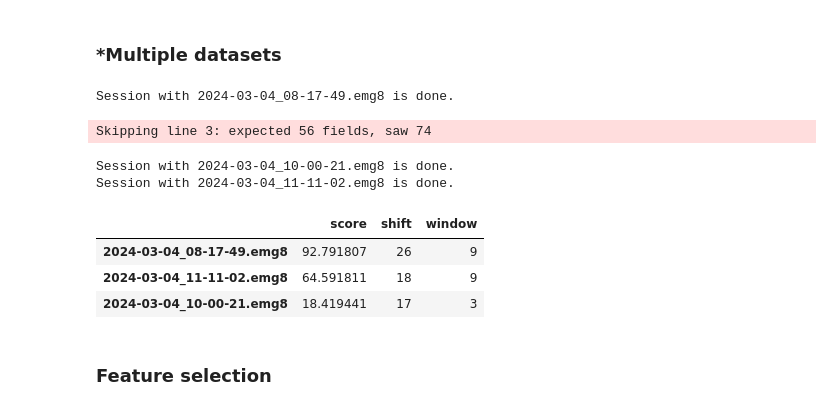
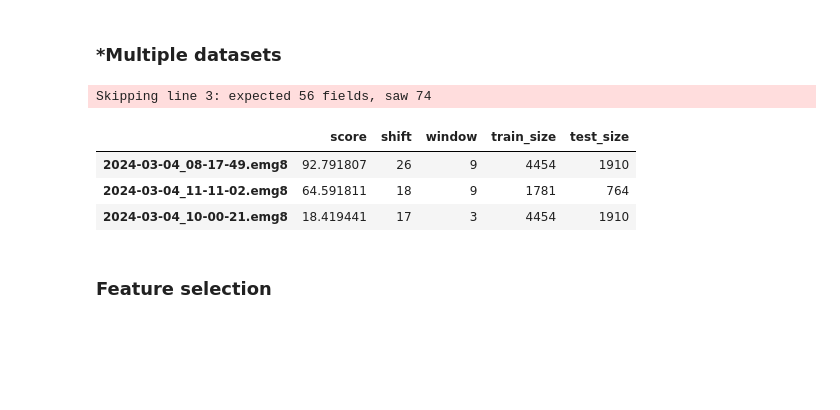
Before and after one commit to georgekovin/motorica-x-skillfactory-gestures, a Jupyter notebook: new_version.ipynb, the cells around one changed output. Saved outputs shown, nothing was run; the diff lists cells and outputs as text; code cells hidden in the pictures; blank space fills up the shorter version.

```diff
--- a/new_version.ipynb
+++ b/new_version.ipynb
@@ -565,53 +565,54 @@ def read_omg_files(data_name):
     return X, y
 # %%
 data_scores = pd.DataFrame(
-    columns=['score', 'shift', 'window']
+    columns=['score',
+             'shift',
+             'window',
+             'train_size',
+             'test_size']
 )
 
 
 for temp in data_names:
     X, y = read_omg_files(temp)
-
     X_omg = X[OMG_CH]
 
     shift = select_shift(X_omg, y)
     y_sh = shift_targ(y, shift)
     data_scores.loc[temp, 'shift'] = shift
 
     window = select_window(X_omg, y_sh)
     X_sm = smoothe_data(X_omg, window)
     data_scores.loc[temp, 'window'] = window
 
     Xa, Xb, ya, yb = ms.train_test_split(
         X_sm,
         y_sh,
         test_size = 0.3,
         shuffle = False,
         random_state = RS
     )
+    data_scores.loc[temp, 'train_size'] = Xa.shape[0]
+    data_scores.loc[temp, 'test_size'] = Xb.shape[0]
+
     Xa_s, Xb_s = scale_data(Xa, Xb)
 
     data_scores.loc[temp, 'score'] = model_score(
         model,
         (Xa_s, Xb_s, ya, yb),
         'test'
     )
 
-    print(f'Session with {temp} is done.')
-
 
 data_scores.sort_values('score', ascending=False, inplace=True)
 
 data_scores
 # %% [output]
-Session with 2024-03-04_08-17-49.emg8 is done.
+Skipping line 3: expected 56 fields, saw 74
-Skipping line 3: expected 56 fields, saw 74
-Session with 2024-03-04_10-00-21.emg8 is done.
-Session with 2024-03-04_11-11-02.emg8 is done.
-|  | score | shift | window |
-| 2024-03-04_08-17-49.emg8 | 92.791807 | 26 | 9 |
-| 2024-03-04_11-11-02.emg8 | 64.591811 | 18 | 9 |
-| 2024-03-04_10-00-21.emg8 | 18.419441 | 17 | 3 |
+|  | score | shift | window | train_size | test_size |
+| 2024-03-04_08-17-49.emg8 | 92.791807 | 26 | 9 | 4454 | 1910 |
+| 2024-03-04_11-11-02.emg8 | 64.591811 | 18 | 9 | 1781 | 764 |
+| 2024-03-04_10-00-21.emg8 | 18.419441 | 17 | 3 | 4454 | 1910 |
 # %% [markdown]
 ### Feature selection
 # %%
```
